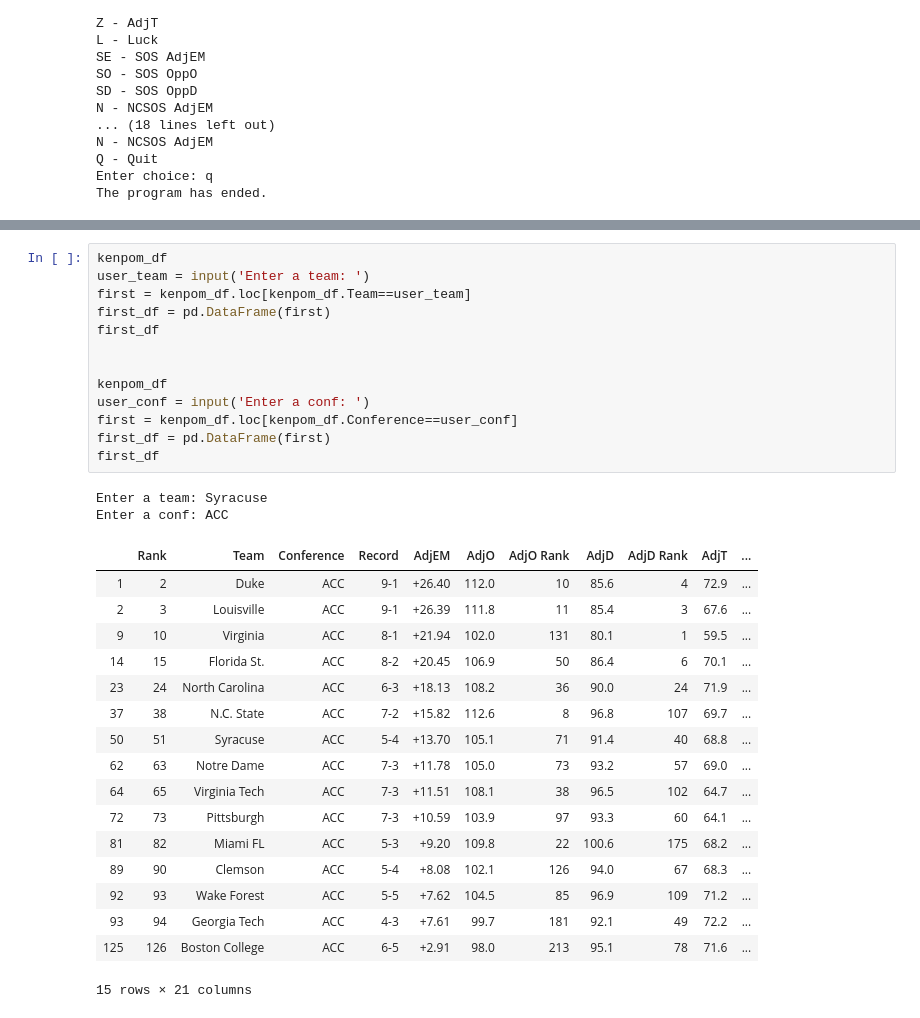
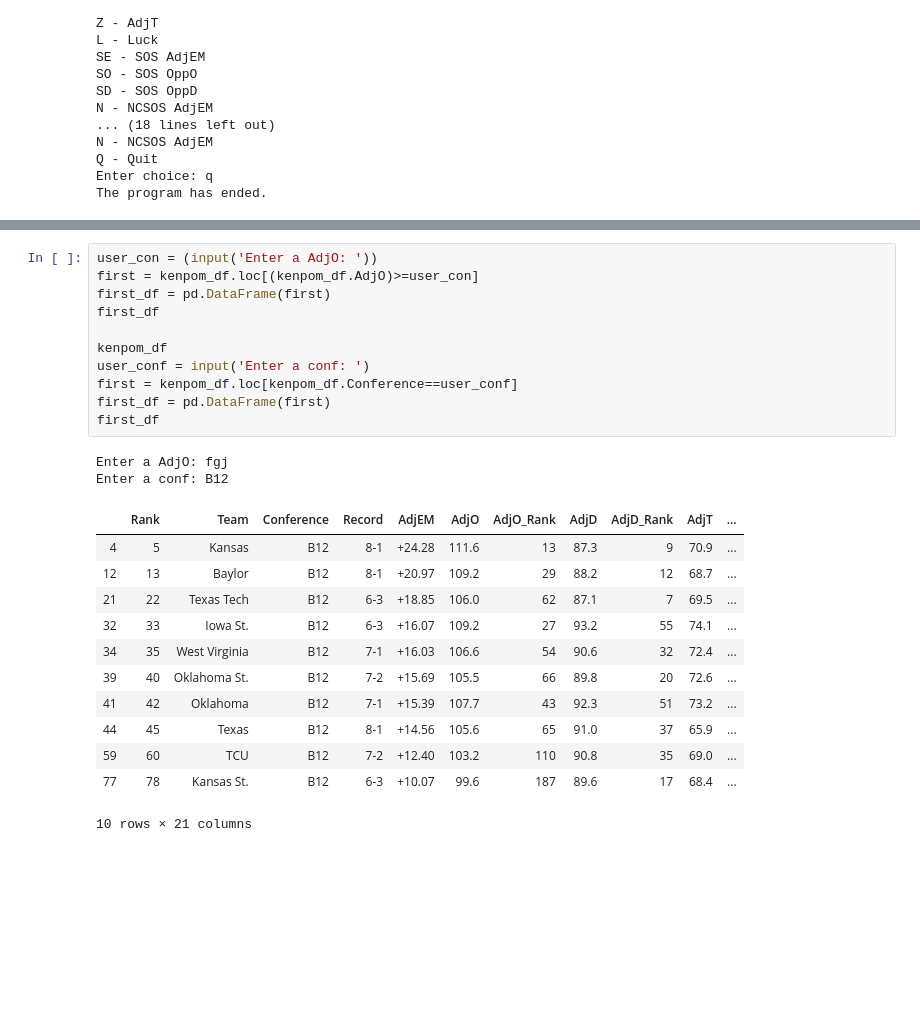
Before and after one commit to stmcclai-su/IST-256-Project, a Jupyter notebook: Python Project Examples.ipynb, the cells around one changed output, grey strips where cells are left out. Drawn from its saved outputs; the diff is of its cells as text; blank space fills up the shorter version.

```diff
--- a/Python Project Examples.ipynb
+++ b/Python Project Examples.ipynb
@@ -7695,33 +7805,26 @@ Name: Syracuse, dtype: object
 # %%
-kenpom_df
-user_team = input('Enter a team: ')
-first = kenpom_df.loc[kenpom_df.Team==user_team]
+user_con = (input('Enter a AdjO: '))
+first = kenpom_df.loc[(kenpom_df.AdjO)>=user_con]
 first_df = pd.DataFrame(first)
 first_df
-
 
 kenpom_df
 user_conf = input('Enter a conf: ')
 first = kenpom_df.loc[kenpom_df.Conference==user_conf]
 first_df = pd.DataFrame(first)
 first_df
 # %% [output]
-Enter a team: Syracuse
-Enter a conf: ACC
+Enter a AdjO: fgj
+Enter a conf: B12
-|  | Rank | Team | Conference | Record | AdjEM | AdjO | AdjO Rank | AdjD | AdjD Rank | AdjT | ... |
-| 1 | 2 | Duke | ACC | 9-1 | +26.40 | 112.0 | 10 | 85.6 | 4 | 72.9 | ... |
-| 2 | 3 | Louisville | ACC | 9-1 | +26.39 | 111.8 | 11 | 85.4 | 3 | 67.6 | ... |
-| 9 | 10 | Virginia | ACC | 8-1 | +21.94 | 102.0 | 131 | 80.1 | 1 | 59.5 | ... |
-| 14 | 15 | Florida St. | ACC | 8-2 | +20.45 | 106.9 | 50 | 86.4 | 6 | 70.1 | ... |
-| 23 | 24 | North Carolina | ACC | 6-3 | +18.13 | 108.2 | 36 | 90.0 | 24 | 71.9 | ... |
-| 37 | 38 | N.C. State | ACC | 7-2 | +15.82 | 112.6 | 8 | 96.8 | 107 | 69.7 | ... |
-| 50 | 51 | Syracuse | ACC | 5-4 | +13.70 | 105.1 | 71 | 91.4 | 40 | 68.8 | ... |
-| 62 | 63 | Notre Dame | ACC | 7-3 | +11.78 | 105.0 | 73 | 93.2 | 57 | 69.0 | ... |
-| 64 | 65 | Virginia Tech | ACC | 7-3 | +11.51 | 108.1 | 38 | 96.5 | 102 | 64.7 | ... |
-| 72 | 73 | Pittsburgh | ACC | 7-3 | +10.59 | 103.9 | 97 | 93.3 | 60 | 64.1 | ... |
-| 81 | 82 | Miami FL | ACC | 5-3 | +9.20 | 109.8 | 22 | 100.6 | 175 | 68.2 | ... |
-| 89 | 90 | Clemson | ACC | 5-4 | +8.08 | 102.1 | 126 | 94.0 | 67 | 68.3 | ... |
-| 92 | 93 | Wake Forest | ACC | 5-5 | +7.62 | 104.5 | 85 | 96.9 | 109 | 71.2 | ... |
-| 93 | 94 | Georgia Tech | ACC | 4-3 | +7.61 | 99.7 | 181 | 92.1 | 49 | 72.2 | ... |
-| 125 | 126 | Boston College | ACC | 6-5 | +2.91 | 98.0 | 213 | 95.1 | 78 | 71.6 | ... |
+|  | Rank | Team | Conference | Record | AdjEM | AdjO | AdjO_Rank | AdjD | AdjD_Rank | AdjT | ... |
+| 4 | 5 | Kansas | B12 | 8-1 | +24.28 | 111.6 | 13 | 87.3 | 9 | 70.9 | ... |
+| 12 | 13 | Baylor | B12 | 8-1 | +20.97 | 109.2 | 29 | 88.2 | 12 | 68.7 | ... |
+| 21 | 22 | Texas Tech | B12 | 6-3 | +18.85 | 106.0 | 62 | 87.1 | 7 | 69.5 | ... |
+| 32 | 33 | Iowa St. | B12 | 6-3 | +16.07 | 109.2 | 27 | 93.2 | 55 | 74.1 | ... |
+| 34 | 35 | West Virginia | B12 | 7-1 | +16.03 | 106.6 | 54 | 90.6 | 32 | 72.4 | ... |
+| 39 | 40 | Oklahoma St. | B12 | 7-2 | +15.69 | 105.5 | 66 | 89.8 | 20 | 72.6 | ... |
+| 41 | 42 | Oklahoma | B12 | 7-1 | +15.39 | 107.7 | 43 | 92.3 | 51 | 73.2 | ... |
+| 44 | 45 | Texas | B12 | 8-1 | +14.56 | 105.6 | 65 | 91.0 | 37 | 65.9 | ... |
+| 59 | 60 | TCU | B12 | 7-2 | +12.40 | 103.2 | 110 | 90.8 | 35 | 69.0 | ... |
+| 77 | 78 | Kansas St. | B12 | 6-3 | +10.07 | 99.6 | 187 | 89.6 | 17 | 68.4 | ... |
-15 rows × 21 columns
+10 rows × 21 columns
```
Also changed, not shown: parts of 10 cells of this notebook.
